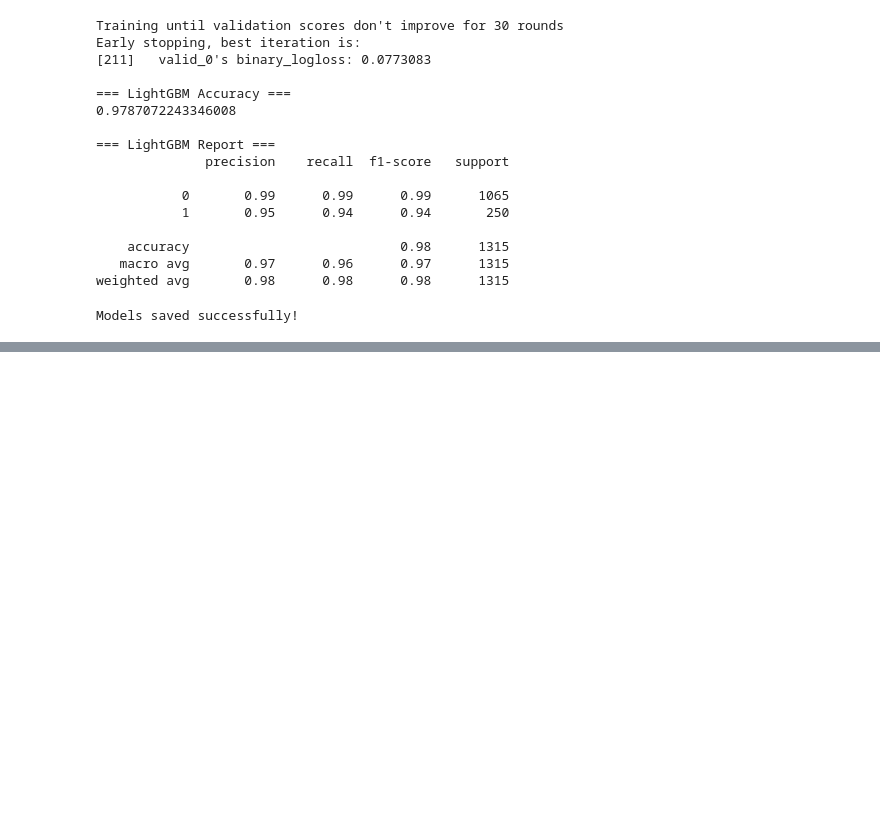
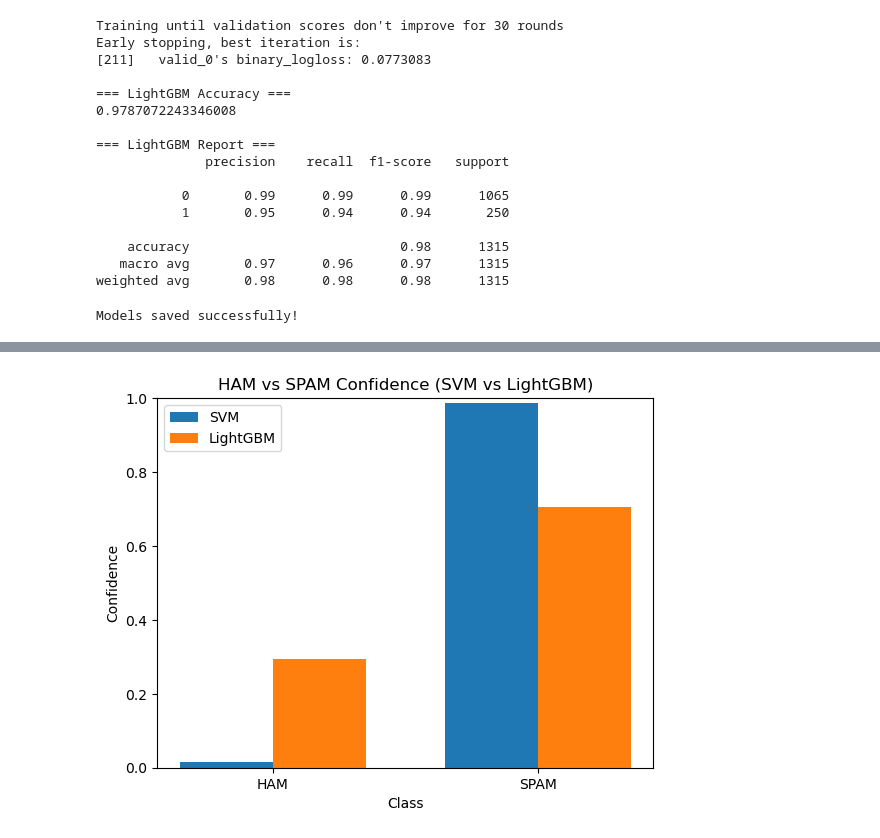
Before and after one commit to Araphat123/Spam-message-detection, a Jupyter notebook: final_spam.ipynb, the cells around one changed output, grey strips where cells are left out. Cells and saved outputs as stored; diff of their text form; code cells hidden in the pictures; blank space fills up the shorter version.

```diff
--- a/final_spam.ipynb
+++ b/final_spam.ipynb
@@ -328,0 +373,25 @@ salaman asxbta ina fcn tihin rajena beri ina dhibcaha kaso qadano fuad aan isku
+# %%
+import numpy as np
+import matplotlib.pyplot as plt
+
+labels = ["HAM", "SPAM"]
+
+svm_scores = [svm_ham_prob, svm_spam_prob]
+lgbm_scores = [lgbm_ham_prob, lgbm_spam_prob]
+
+x = np.arange(len(labels))
+width = 0.35
+
+plt.figure()
+plt.bar(x - width/2, svm_scores, width, label="SVM")
+plt.bar(x + width/2, lgbm_scores, width, label="LightGBM")
+
+plt.xticks(x, labels)
+plt.ylim(0, 1)
+plt.xlabel("Class")
+plt.ylabel("Confidence")
+plt.title("HAM vs SPAM Confidence (SVM vs LightGBM)")
+plt.legend()
+plt.show()
+# %% [output]
+[figure, added]
```
Also changed, not shown: parts of 5 cells of this notebook, 9 other files.
